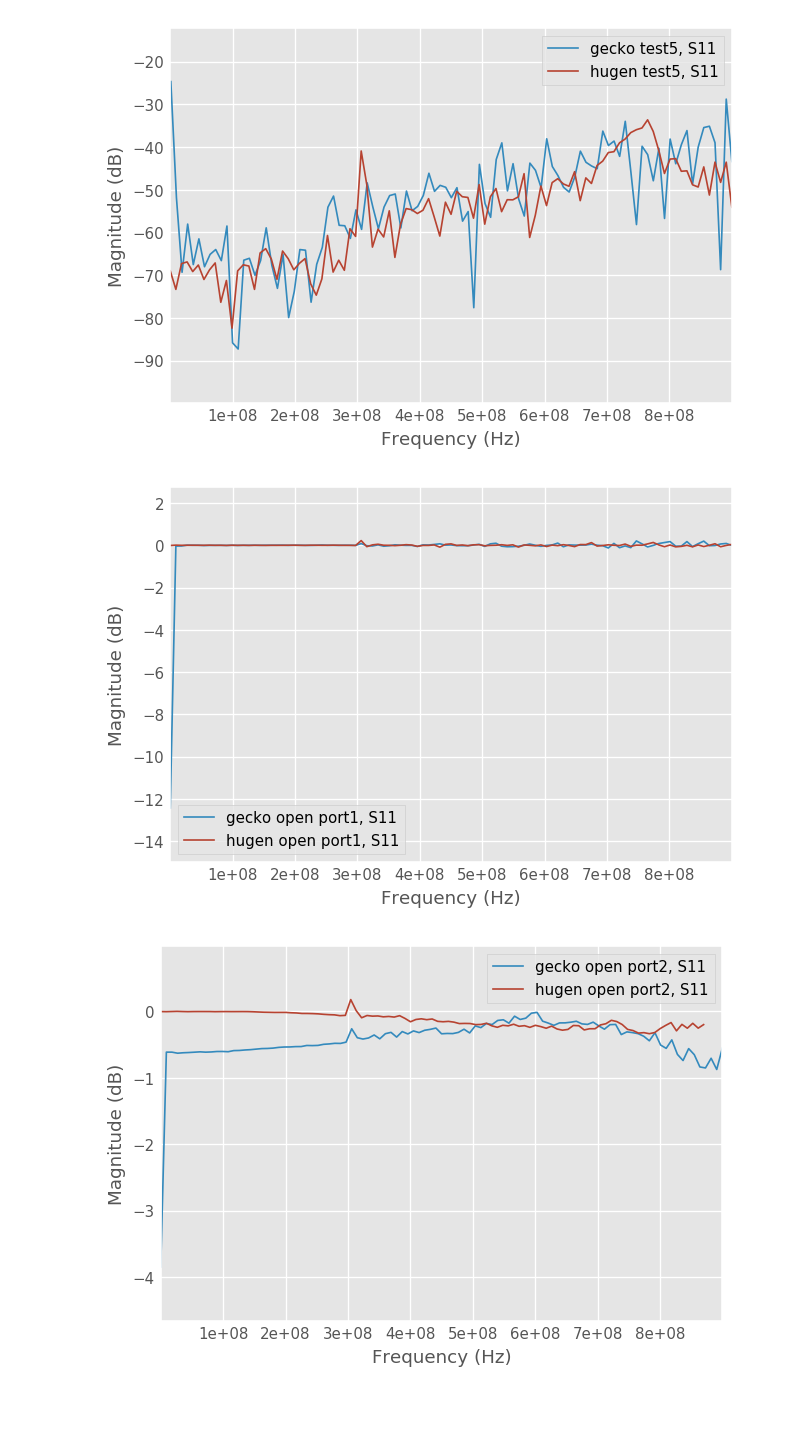
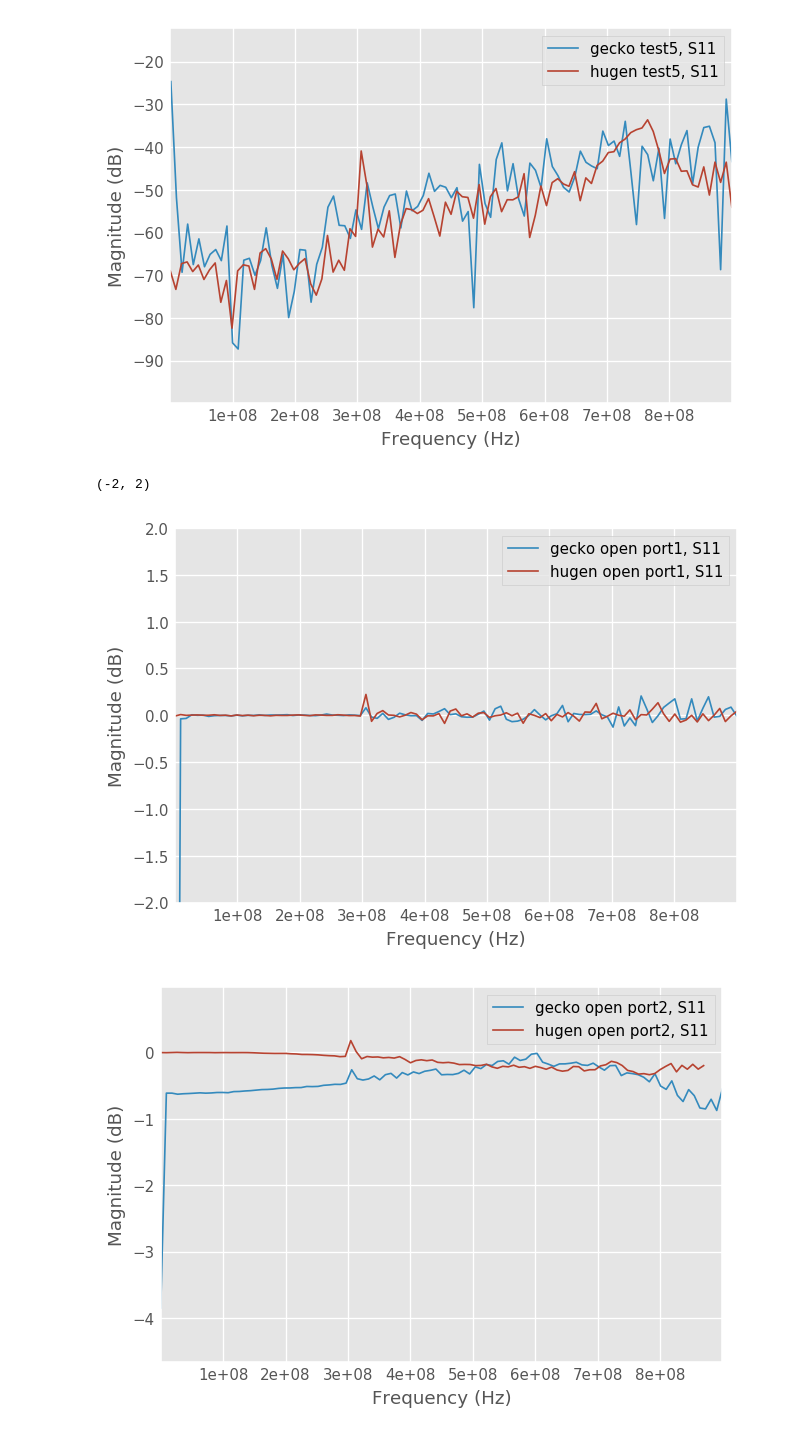
Before and after one commit to hendorog/nanovna_test, a Jupyter notebook: NanoVNA comparison.ipynb, the cells around one changed output. Drawn from its saved outputs; the diff is of its cells as text; code cells hidden in the pictures; blank space fills up the shorter version.

```diff
--- a/NanoVNA comparison.ipynb
+++ b/NanoVNA comparison.ipynb
@@ -101,23 +101,26 @@ tests['hugen test5'].plot_s_db()
 # %%
 # Short Open Load Cal done on both devices.
 # S1P file saved after calibration, with the port open.
 # This test had several hours of warmup time
 # gecko is a white NanoVNA with the Gecko or Salamander reptile printed on it
 # hugen is a black NanoVNA from the Aliexpress store that hugen published on groups.io
 
 import skrf as rf
 from skrf.calibration import OnePort
 %matplotlib inline
 from pylab import *
 rf.stylely()
 
 
 tests = rf.read_all('data/tests/')
 
 tests['gecko open port1'].plot_s_db()
 tests['hugen open port1'].plot_s_db()
+
+ylim(-2,2)
 # %% [output]
+(-2, 2)
-[figure, old version]
+[figure, new version]
 # %%
 # Short Open Load Cal done on both devices.
 # S1P file saved about 8 hours after calibration, with the port open. Devices were left overnight.
```
Also changed, not shown: parts of 3 cells of this notebook, 6 other files.
